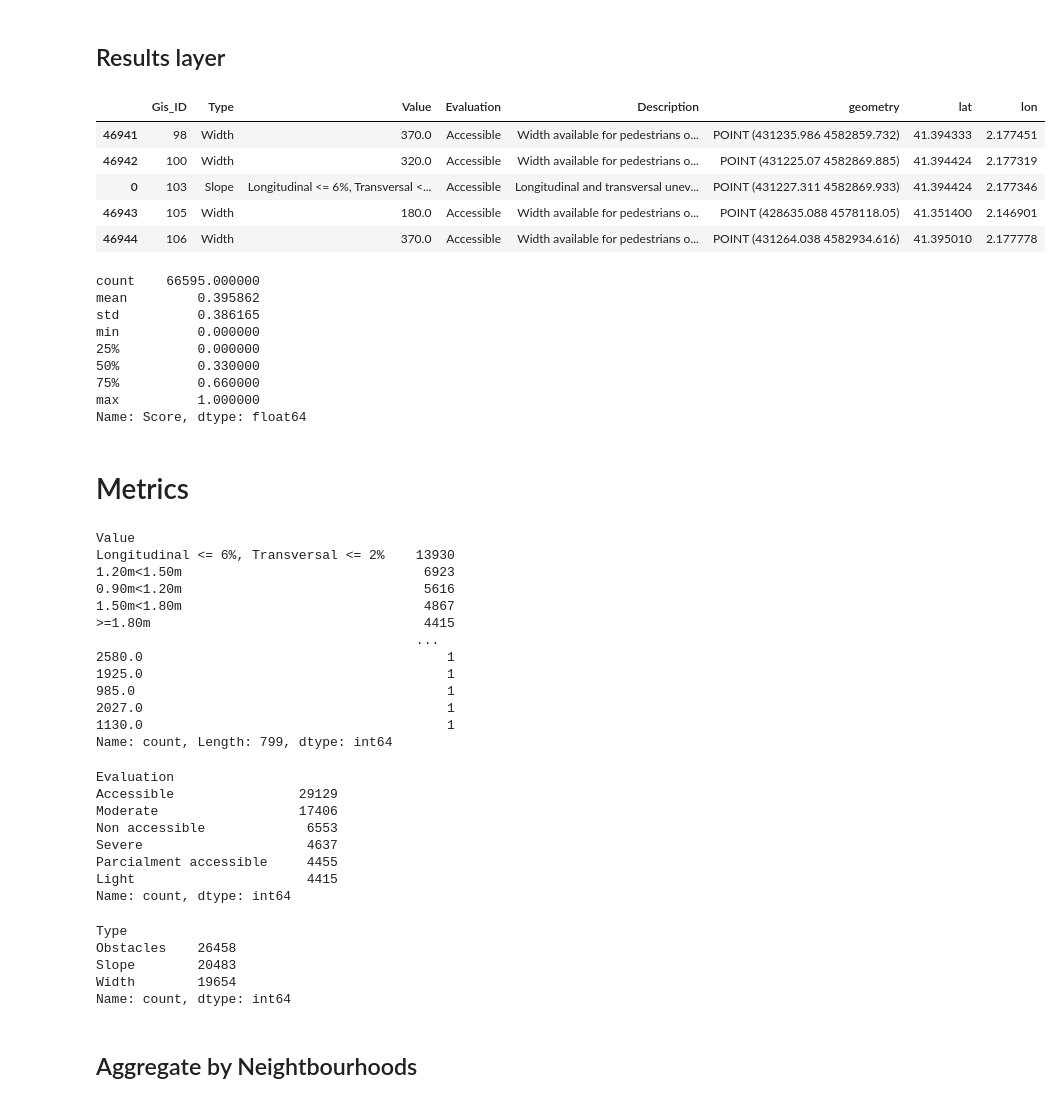
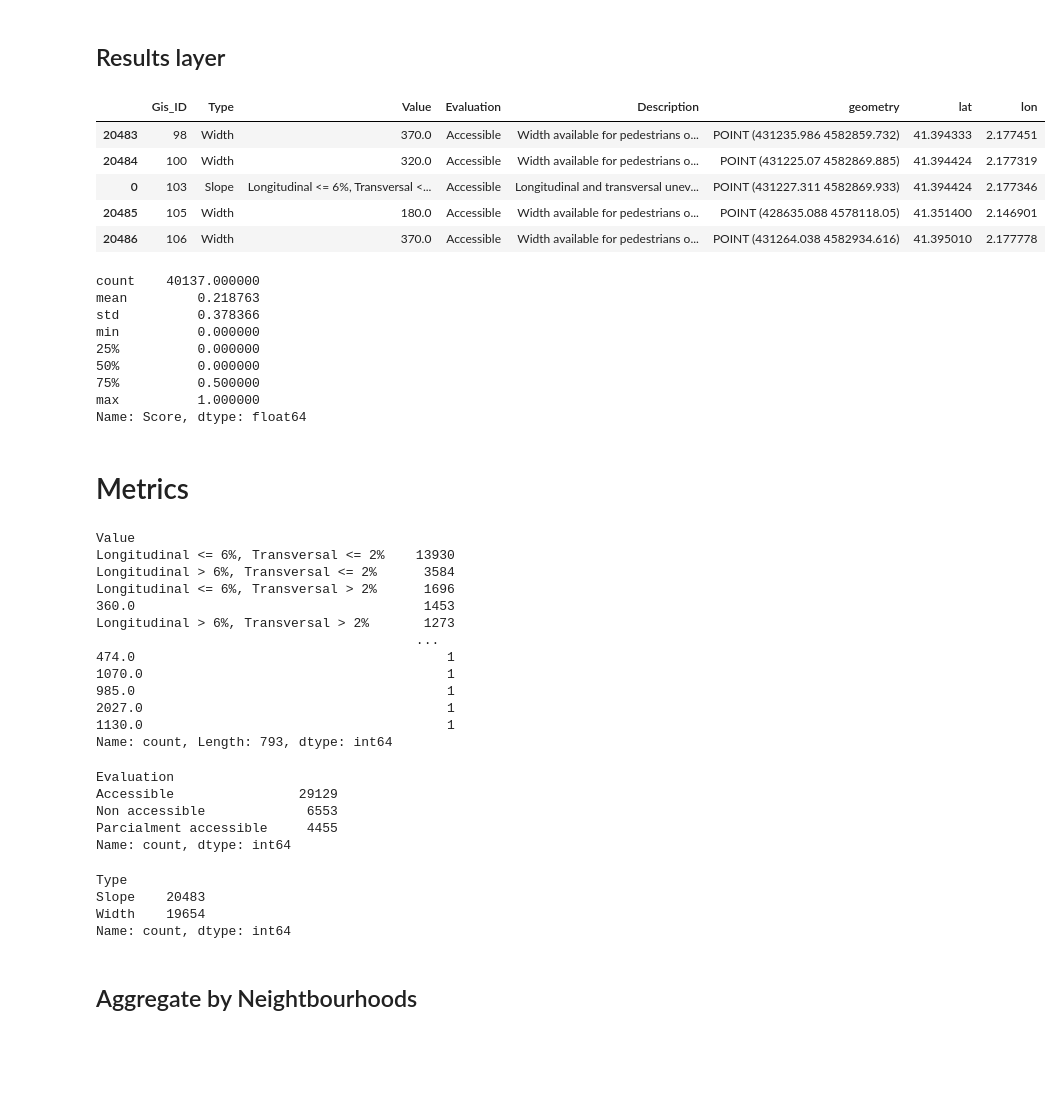
Before and after one commit to cyclingMoritz/REALLOCATE-BCN-pilot2, a Jupyter notebook: notebooks/bsc_pilot2.ipynb, the cells around one changed output. Drawn from its saved outputs; the diff is of its cells as text; code cells hidden in the pictures; blank space fills up the shorter version.

```diff
--- a/notebooks/bsc_pilot2.ipynb
+++ b/notebooks/bsc_pilot2.ipynb
@@ -94,7 +94,7 @@ Index(['Gis_ID', 'N_Gis', 'Gis_X', 'Gis_Y', 'Longitud_X_WGS84',
 5. Keep needed rows
 # %%
 #Filter needed rows by 'Incidència'
-df = raw_df[raw_df['Incidència'].isin(['Pendents', 'Obstacles', 'AmpladaLliure'])].copy()
+df = raw_df[raw_df['Incidència'].isin(['Pendents', 'AmpladaLliure'])].copy()
 print("Shape before filtering: ",raw_df.shape, "Shape after filtering: ", df.shape)
 
 #Create new attributes
@@ -199,17 +168,17 @@ width[["Value","Type", "Evaluation", "Description"]].head()
 # %% [markdown]
 ## Results layer
 # %%
-results = pd.concat([slope, obstacles, width], ignore_index=True)
+results = pd.concat([slope, width], ignore_index=True)
 results = results[["Gis_ID","Type","Value", "Evaluation", "Description", "geometry", "lat","lon"]]
 results["Value"] = results["Value"].astype(str)
 results.sort_values(by="Gis_ID").head()
 # %% [output]
 |  | Gis_ID | Type | Value | Evaluation | Description | geometry | lat | lon |
-| 46941 | 98 | Width | 370.0 | Accessible | Width available for pedestrians o... | POINT (431235.986 4582859.732) | 41.394333 | 2.177451 |
-| 46942 | 100 | Width | 320.0 | Accessible | Width available for pedestrians o... | POINT (431225.07 4582869.885) | 41.394424 | 2.177319 |
+| 20483 | 98 | Width | 370.0 | Accessible | Width available for pedestrians o... | POINT (431235.986 4582859.732) | 41.394333 | 2.177451 |
+| 20484 | 100 | Width | 320.0 | Accessible | Width available for pedestrians o... | POINT (431225.07 4582869.885) | 41.394424 | 2.177319 |
 | 0 | 103 | Slope | Longitudinal <= 6%, Transversal <... | Accessible | Longitudinal and transversal unev... | POINT (431227.311 4582869.933) | 41.394424 | 2.177346 |
-| 46943 | 105 | Width | 180.0 | Accessible | Width available for pedestrians o... | POINT (428635.088 4578118.05) | 41.351400 | 2.146901 |
-| 46944 | 106 | Width | 370.0 | Accessible | Width available for pedestrians o... | POINT (431264.038 4582934.616) | 41.395010 | 2.177778 |
+| 20485 | 105 | Width | 180.0 | Accessible | Width available for pedestrians o... | POINT (428635.088 4578118.05) | 41.351400 | 2.146901 |
+| 20486 | 106 | Width | 370.0 | Accessible | Width available for pedestrians o... | POINT (431264.038 4582934.616) | 41.395010 | 2.177778 |
 # %%
 mapping = {
     "Accessible": 0,
@@ -221,13 +190,13 @@ mapping = {
 results.loc[:, "Score"] = results["Evaluation"].map(mapping)
 results["Score"].describe()
 # %% [output]
-count    66595.000000
-mean         0.395862
-std          0.386165
+count    40137.000000
+mean         0.218763
+std          0.378366
 min          0.000000
 25%          0.000000
-50%          0.330000
-75%          0.660000
+50%          0.000000
+75%          0.500000
 max          1.000000
 Name: Score, dtype: float64
 # %% [markdown]
@@ -237,35 +206,31 @@ results["Value"].value_counts(dropna=False)
 # %% [output]
 Value
 Longitudinal <= 6%, Transversal <= 2%    13930
-1.20m<1.50m                               6923
-0.90m<1.20m                               5616
-1.50m<1.80m                               4867
->=1.80m                                   4415
+Longitudinal > 6%, Transversal <= 2%      3584
+Longitudinal <= 6%, Transversal > 2%      1696
+360.0                                     1453
+Longitudinal > 6%, Transversal > 2%       1273
                                          ...
-2580.0                                       1
-1925.0                                       1
+474.0                                        1
+1070.0                                       1
 985.0                                        1
 2027.0                                       1
 1130.0                                       1
-Name: count, Length: 799, dtype: int64
+Name: count, Length: 793, dtype: int64
 # %%
 results["Evaluation"].value_counts(dropna=False)
 # %% [output]
 Evaluation
 Accessible                29129
-Moderate                  17406
 Non accessible             6553
-Severe                     4637
 Parcialment accessible     4455
-Light                      4415
 Name: count, dtype: int64
 # %%
 results["Type"].value_counts(dropna=False)
 # %% [output]
 Type
-Obstacles    26458
-Slope        20483
-Width        19654
+Slope    20483
+Width    19654
 Name: count, dtype: int64
 # %% [markdown]
 ## Aggregate by Neightbourhoods
```
Also changed, not shown: parts of 6 cells of this notebook.
